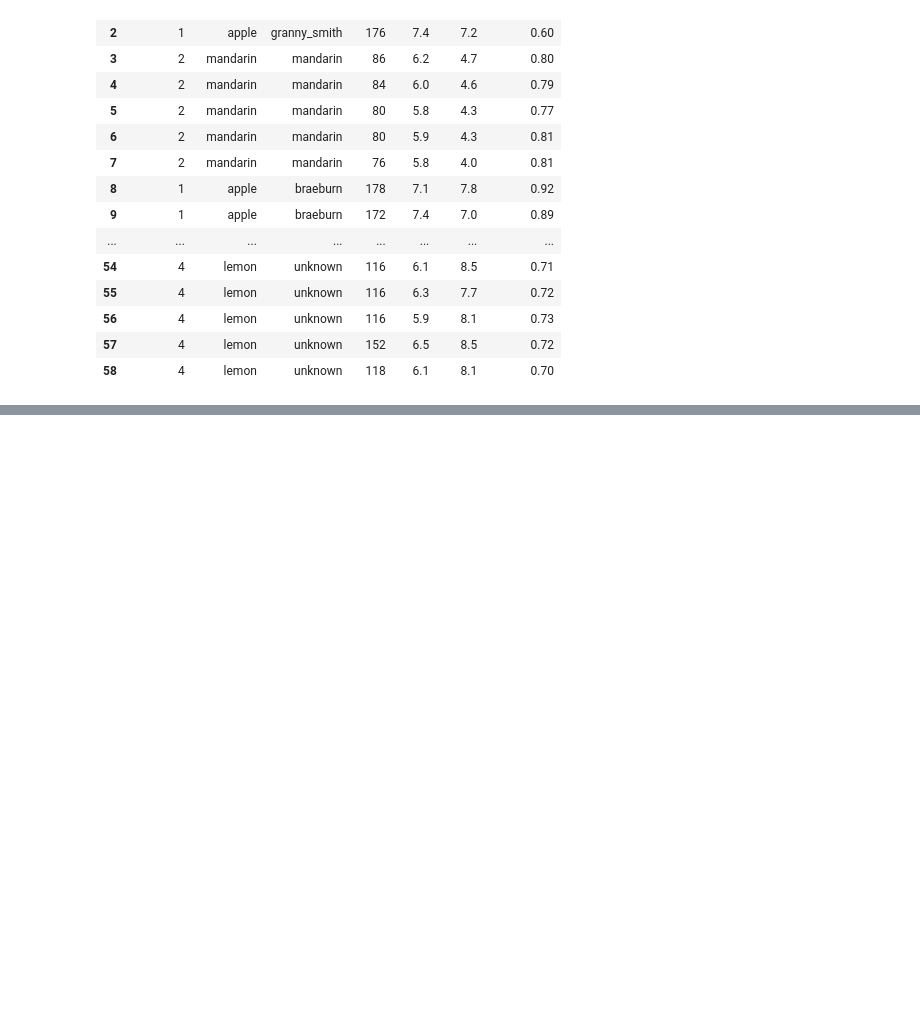
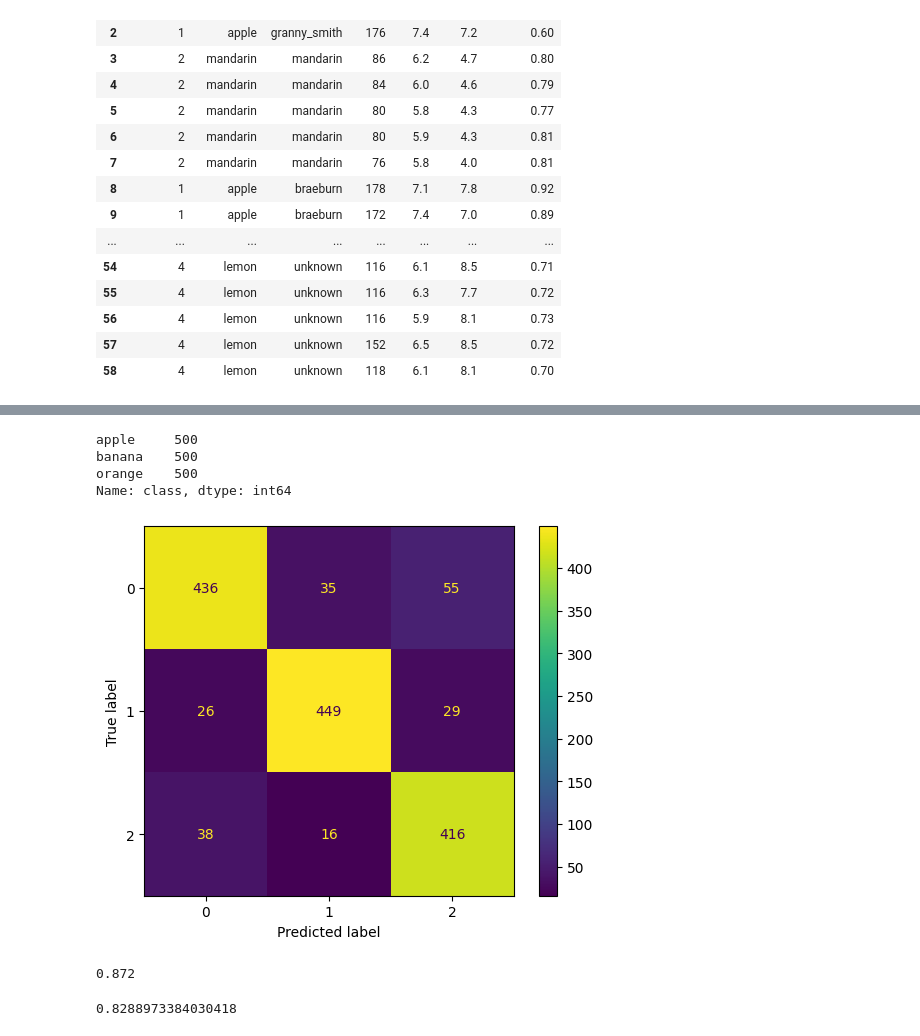
Before and after one commit to Jhanvis0110/WD_MachineLearning-23-01-2023-, a Jupyter notebook: first.ipynb, the cells around one changed output, grey strips where cells are left out. Cells and saved outputs as stored; diff of their text form; code cells hidden in the pictures; blank space fills up the shorter version.

```diff
--- a/first.ipynb
+++ b/first.ipynb
@@ -219,0 +623,3 @@ df2
+# %%
+y=fruit_data.iloc[:,-1].values       # Target
+y
@@ -219,0 +629,4 @@ df2
+# %%
+model5=KNeighborsClassifier()
+# %%
+model5.fit(X,y)
@@ -219,0 +635,3 @@ df2
+# %%
+y_pred5=model5.predict(X)   # predicted value
+y_pred5
@@ -219,0 +665,7 @@ df2
+# %%
+fruit_data['class'].value_counts()
+# %% [output]
+apple     500
+banana    500
+orange    500
+Name: class, dtype: int64
@@ -219,0 +674,13 @@ df2
+# %%
+score=confusion_matrix(y_pred5,y)
+cm_display = ConfusionMatrixDisplay(score).plot()
+# %% [output]
+[figure, added]
+# %%
+436/(436+26+38)     # Precision score
+# %% [output]
+0.872
+# %%
+436/(436+35+55)    # Recall score
+# %% [output]
+0.8288973384030418
```
Also changed, not shown: parts of 119 cells of this notebook, 6 other files.
